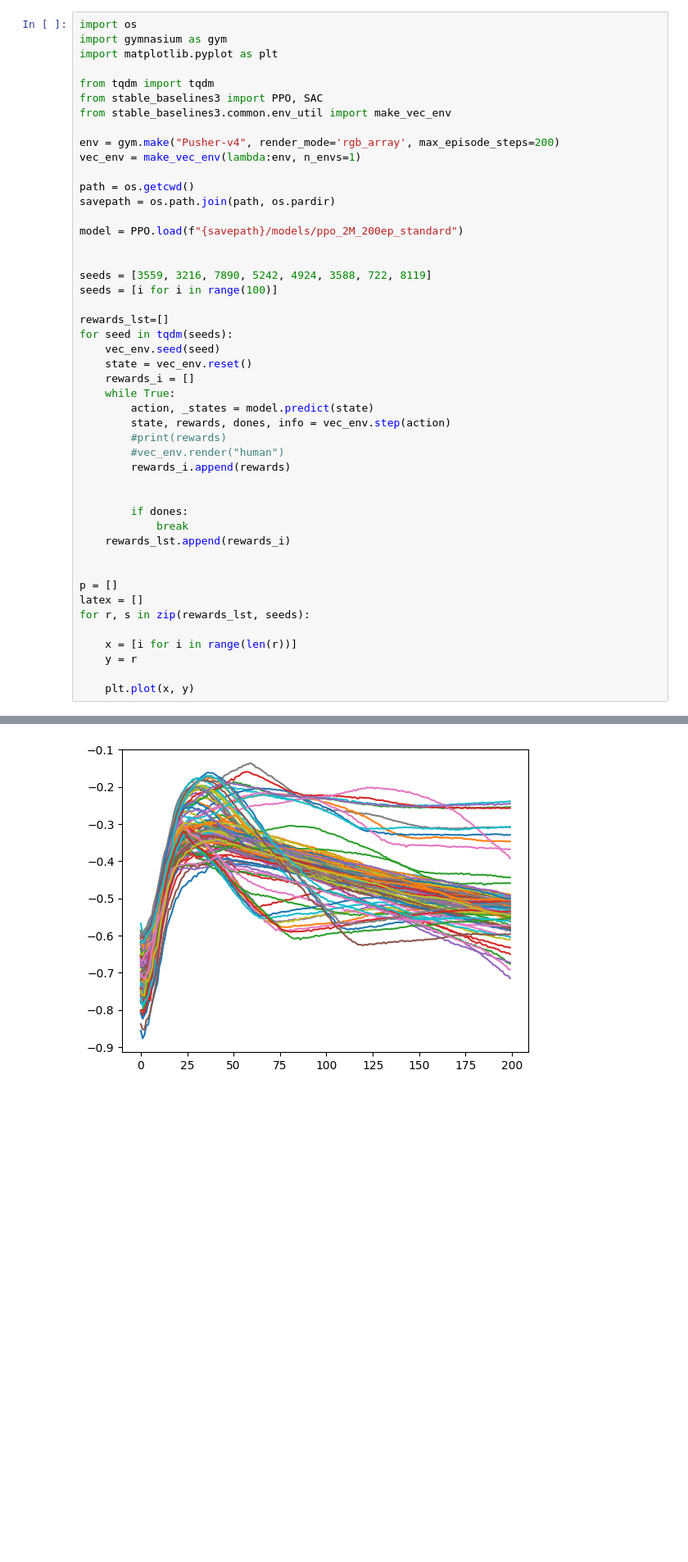
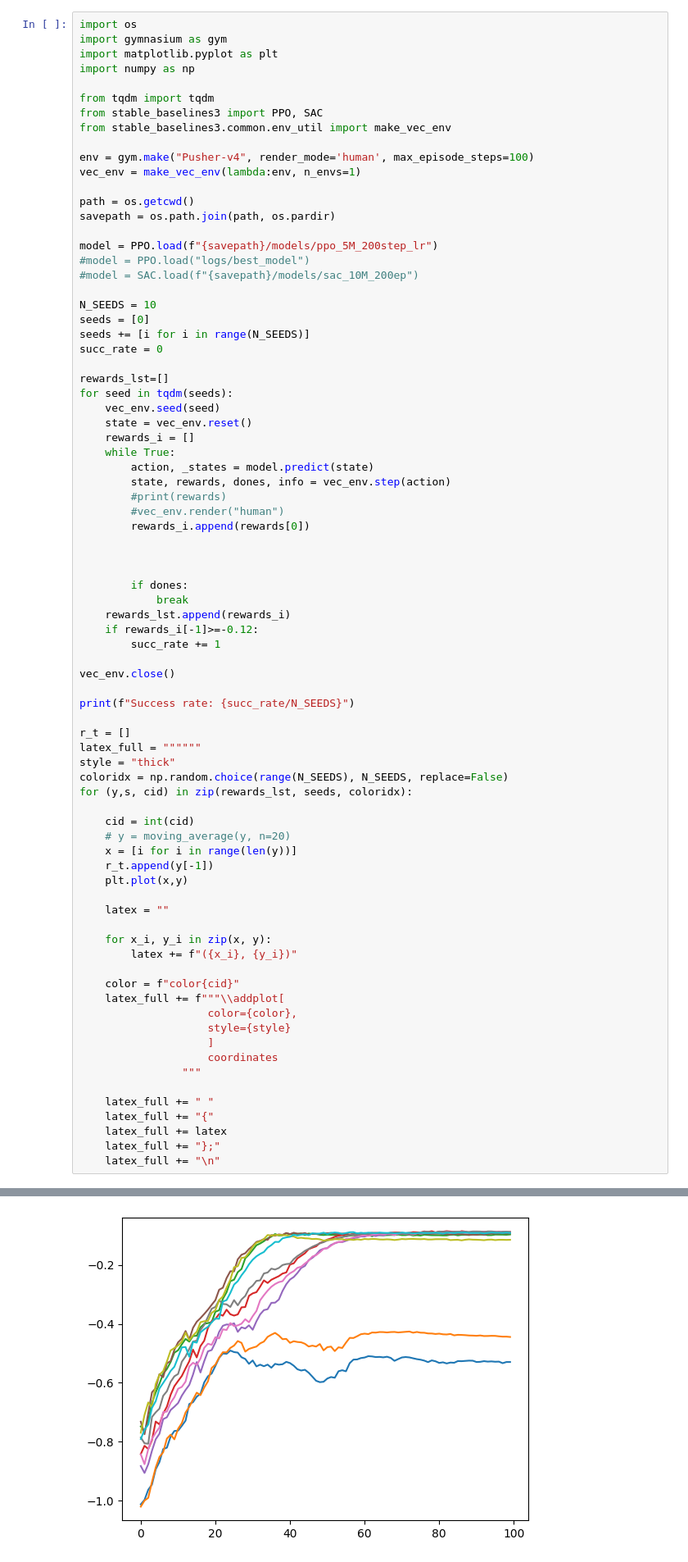
Before and after one commit to EirikVinje/pusher_rl, a Jupyter notebook: src/test_steffen.ipynb, the cells around one changed output, grey strips where cells are left out. Shown at 82% size. Drawn from its saved outputs; the diff is of its cells as text; blank space fills up the shorter version.

```diff
--- a/src/test_steffen.ipynb
+++ b/src/test_steffen.ipynb
@@ -2,22 +49,26 @@
 import os
 import gymnasium as gym
 import matplotlib.pyplot as plt
+import numpy as np
 
 from tqdm import tqdm
 from stable_baselines3 import PPO, SAC
 from stable_baselines3.common.env_util import make_vec_env
 
-env = gym.make("Pusher-v4", render_mode='rgb_array', max_episode_steps=200)
+env = gym.make("Pusher-v4", render_mode='human', max_episode_steps=100)
 vec_env = make_vec_env(lambda:env, n_envs=1)
 
 path = os.getcwd()
 savepath = os.path.join(path, os.pardir)
 
-model = PPO.load(f"{savepath}/models/ppo_2M_200ep_standard")
+model = PPO.load(f"{savepath}/models/ppo_5M_200step_lr")
+#model = PPO.load("logs/best_model")
+#model = SAC.load(f"{savepath}/models/sac_10M_200ep")
 
-
-seeds = [3559, 3216, 7890, 5242, 4924, 3588, 722, 8119]
-seeds = [i for i in range(100)]
+N_SEEDS = 10
+seeds = [0]
+seeds += [i for i in range(N_SEEDS)]
+succ_rate = 0
 
 rewards_lst=[]
 for seed in tqdm(seeds):
@@ -29,20 +80,48 @@ for seed in tqdm(seeds):
         state, rewards, dones, info = vec_env.step(action)
         #print(rewards)
         #vec_env.render("human")
-        rewards_i.append(rewards)
+        rewards_i.append(rewards[0])
+
 
 
         if dones:
             break
     rewards_lst.append(rewards_i)
+    if rewards_i[-1]>=-0.12:
+        succ_rate += 1
 
+vec_env.close()
 
-p = []
-latex = []
-for r, s in zip(rewards_lst, seeds):
+print(f"Success rate: {succ_rate/N_SEEDS}")
 
-    x = [i for i in range(len(r))]
-    y = r
+r_t = []
+latex_full = """"""
+style = "thick"
+coloridx = np.random.choice(range(N_SEEDS), N_SEEDS, replace=False)
+for (y,s, cid) in zip(rewards_lst, seeds, coloridx):
 
-    plt.plot(x, y)
+    cid = int(cid)
+    # y = moving_average(y, n=20)
+    x = [i for i in range(len(y))]
+    r_t.append(y[-1])
+    plt.plot(x,y)
+
+    latex = ""
+
+    for x_i, y_i in zip(x, y):
+        latex += f"({x_i}, {y_i})"
+
+    color = f"color{cid}"
+    latex_full += f"""\\addplot[
+                    color={color},
+                    style={style}
+                    ]
+                    coordinates
+                """
+
+    latex_full += " "
+    latex_full += "{"
+    latex_full += latex
+    latex_full += "};"
+    latex_full += "\n"
 # %% [output]
@@ -49 +129 @@ for r, s in zip(rewards_lst, seeds):
-[figure, old version]
+[figure, new version]
```
Also changed, not shown: parts of 3 cells of this notebook, 5 other files.
